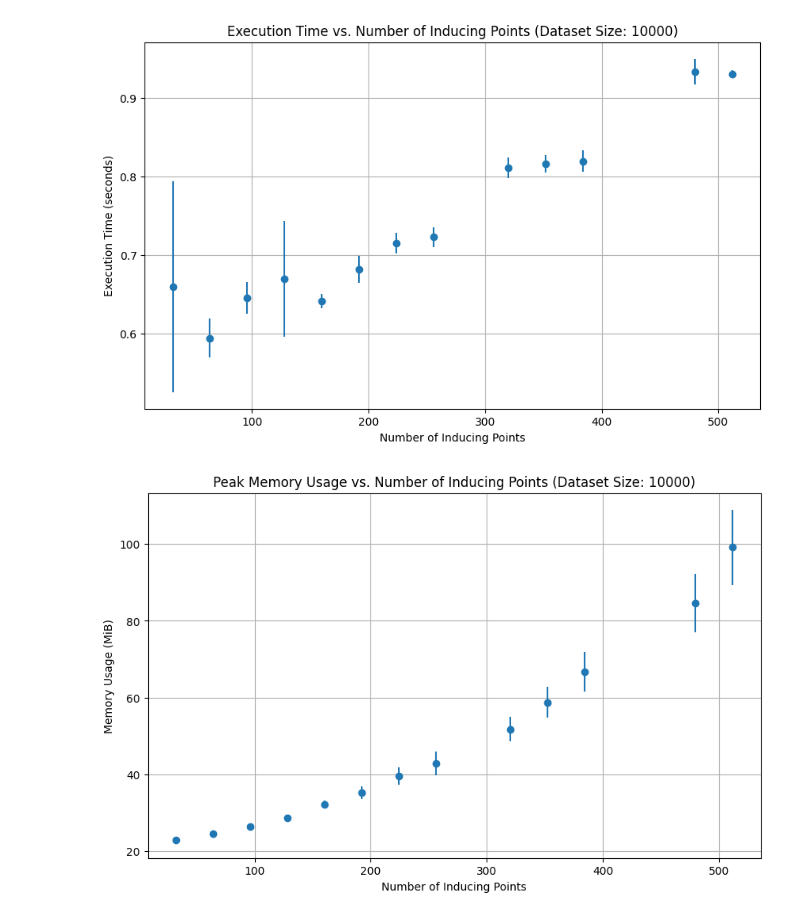
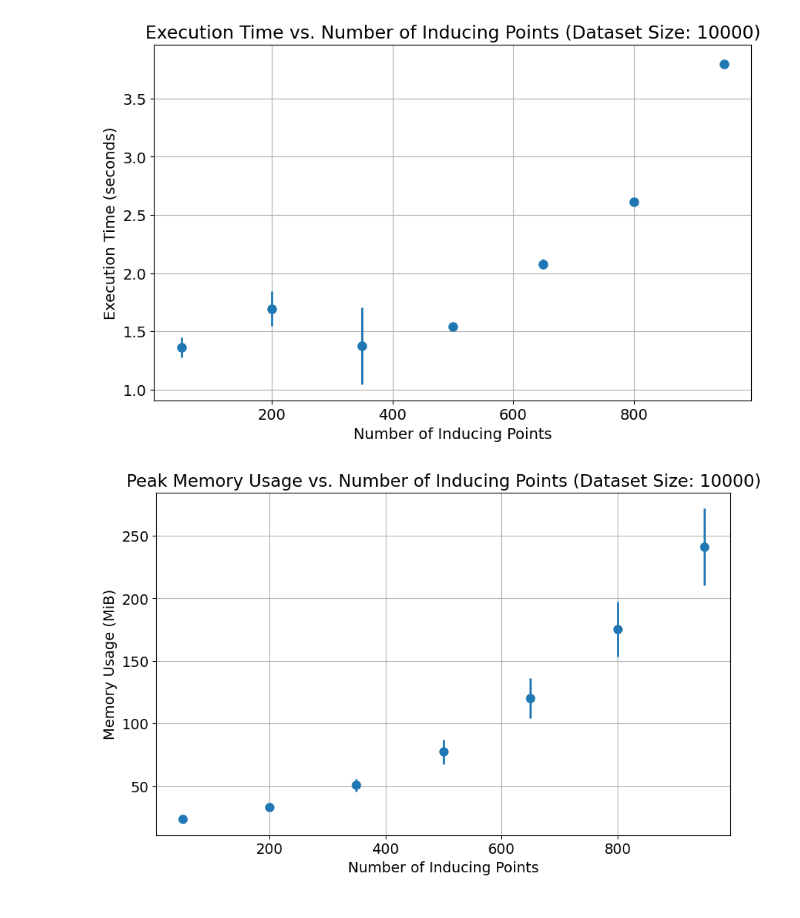
Before and after one commit to matthjs/BachelorProject, a Jupyter notebook: notebooks/gp/gpusage2.ipynb, the cells around one changed output. Cells and saved outputs as stored; diff of their text form; code cells hidden in the pictures.

```diff
--- a/notebooks/gp/gpusage2.ipynb
+++ b/notebooks/gp/gpusage2.ipynb
@@ -119,40 +119,40 @@ plt.show()
 # %%
 # Example usage
 dataset_size = 10000  # Fixed dataset size
-inducing_points_list = [32, 102, 172, 242, 312, 382, 452, 512]
+inducing_points_list = [50,200,350,500,650,800,950] #[32, 102, 172, 242, 312, 382, 452, 512, 572, 632]
   # Example inducing points
-num_runs = 5  # Number of runs for error bars
+num_runs = 10  # Number of runs for error bars
 time_results, memory_results = benchmark_deepgp_gpu([dataset_size], inducing_points_list, num_runs=num_runs)
 
 # Shutdown NVML
 nvmlShutdown()
 
 # Calculate means and standard deviations for error bars
 time_means = np.mean(time_results[0], axis=1)  # Mean time across runs for the single dataset size
 time_stddevs = np.std(time_results[0], axis=1)  # Standard deviation of time across runs for the single dataset size
 memory_means = np.mean(memory_results[0], axis=1)  # Mean memory across runs for the single dataset size
 memory_stddevs = np.std(memory_results[0], axis=1)  # Standard deviation of memory across runs for the single dataset size
 
 # Plotting results with error bars (time)
 plt.figure(figsize=(10, 6))
 plt.errorbar(inducing_points_list, time_means, yerr=time_stddevs, fmt='o')
 plt.xlabel('Number of Inducing Points')
 plt.ylabel('Execution Time (seconds)')
 plt.title(f'Execution Time vs. Number of Inducing Points (Dataset Size: {dataset_size})')
 plt.grid(True)
 plt.show()
 
 # Plotting results with error bars (memory)
 plt.figure(figsize=(10, 6))
 plt.errorbar(inducing_points_list, memory_means, yerr=memory_stddevs, fmt='o')
 plt.xlabel('Number of Inducing Points')
 plt.ylabel('Memory Usage (MiB)')
 plt.title(f'Peak Memory Usage vs. Number of Inducing Points (Dataset Size: {dataset_size})')
 plt.grid(True)
 plt.show()
 # %% [output]
-[figure, old version]
+[figure, new version]
-[figure, old version]
+[figure, new version]
 # %%
 from botorch.models import SingleTaskGP
 
```
Also changed, not shown: parts of 2 cells of this notebook, 12 other files.
